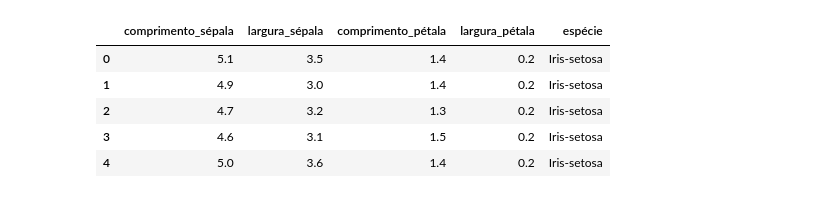
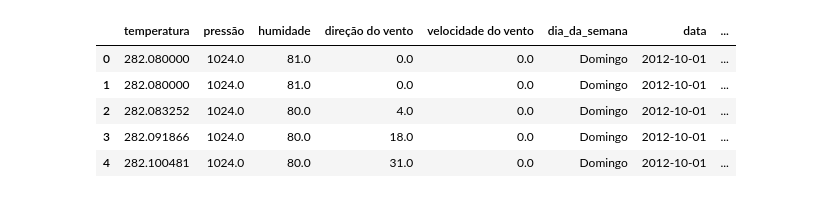
Before and after one commit to ciqueti/Matplotlib_Tecnicas, a Jupyter notebook: relatorio.ipynb, the cells around one changed output. Drawn from its saved outputs; the diff is of its cells as text; code cells hidden in the pictures.

```diff
--- a/relatorio.ipynb
+++ b/relatorio.ipynb
@@ -1,12 +4,12 @@
 # %%
 import pandas as pd
 # %%
-df = pd.read_csv('dados/iris.csv', sep=',')
+df = pd.read_csv('dados/monitoramento_tempo_tratado.csv', sep=',')
 df.head()
 # %% [output]
-|  | comprimento_sépala | largura_sépala | comprimento_pétala | largura_pétala | espécie |
-| 0 | 5.1 | 3.5 | 1.4 | 0.2 | Iris-setosa |
-| 1 | 4.9 | 3.0 | 1.4 | 0.2 | Iris-setosa |
-| 2 | 4.7 | 3.2 | 1.3 | 0.2 | Iris-setosa |
-| 3 | 4.6 | 3.1 | 1.5 | 0.2 | Iris-setosa |
-| 4 | 5.0 | 3.6 | 1.4 | 0.2 | Iris-setosa |
+|  | temperatura | pressão | humidade | direção do vento | velocidade do vento | dia_da_semana | data | ... |
+| 0 | 282.080000 | 1024.0 | 81.0 | 0.0 | 0.0 | Domingo | 2012-10-01 | ... |
+| 1 | 282.080000 | 1024.0 | 81.0 | 0.0 | 0.0 | Domingo | 2012-10-01 | ... |
+| 2 | 282.083252 | 1024.0 | 80.0 | 4.0 | 0.0 | Domingo | 2012-10-01 | ... |
+| 3 | 282.091866 | 1024.0 | 80.0 | 18.0 | 0.0 | Domingo | 2012-10-01 | ... |
+| 4 | 282.100481 | 1024.0 | 80.0 | 31.0 | 0.0 | Domingo | 2012-10-01 | ... |
```
Also changed, not shown: parts of 10 cells of this notebook, 2 other files.
